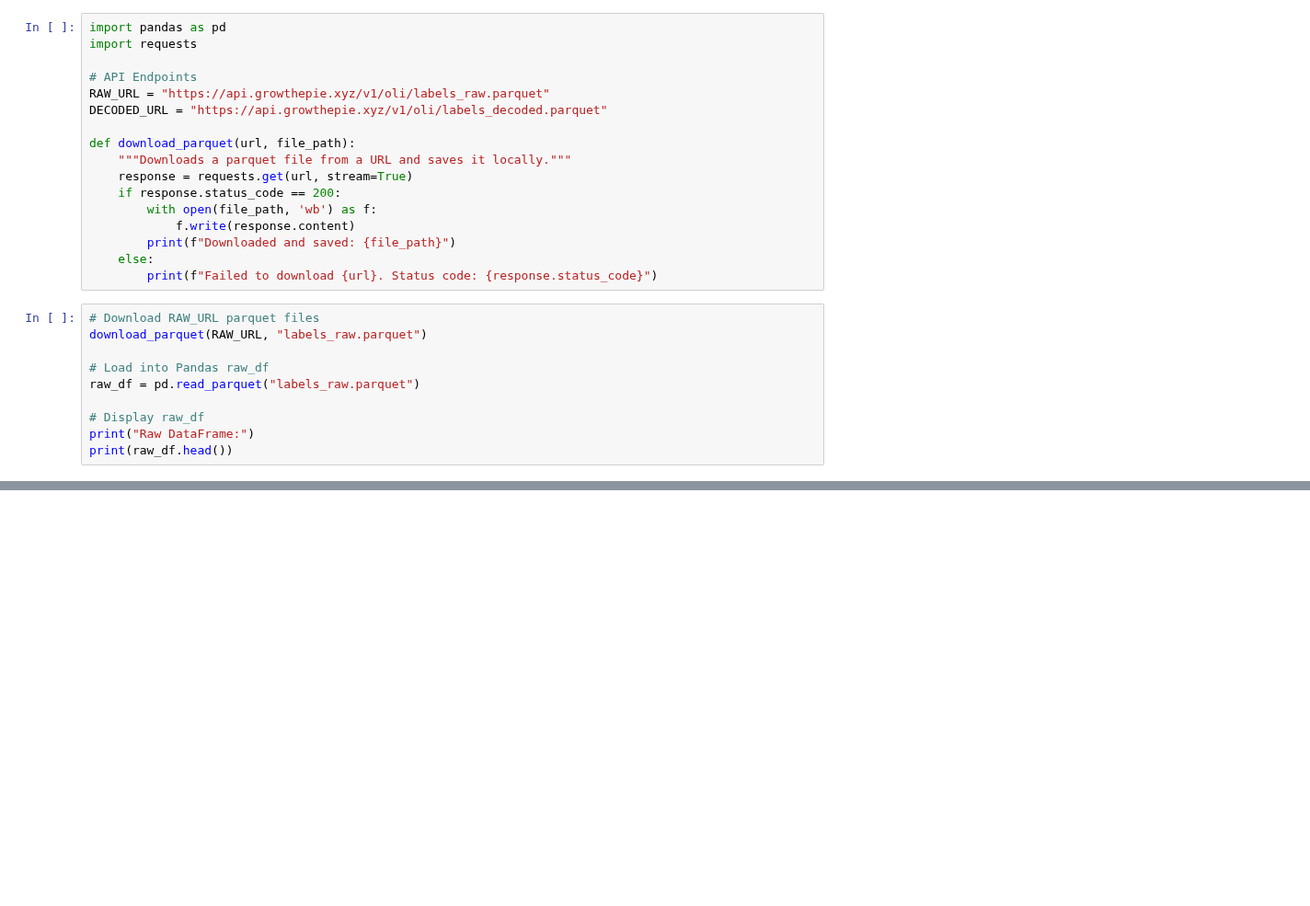
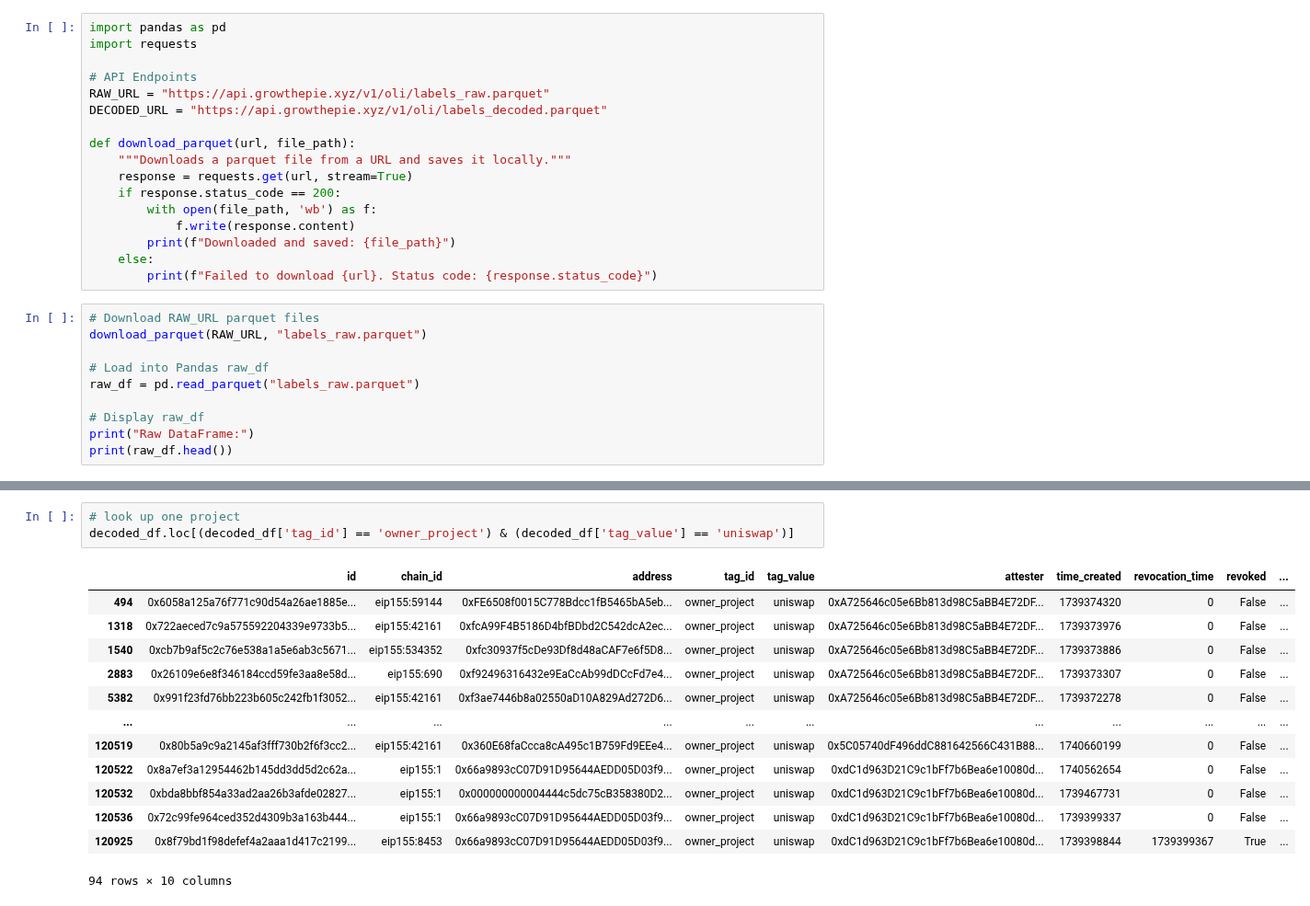
Before and after one commit to openlabelsinitiative/OLI, a Jupyter notebook: 2_label_pool/tooling_read/parquet/main.ipynb, the cells around one changed output, grey strips where cells are left out. Shown at 92% size. Drawn from its saved outputs; the diff is of its cells as text; blank space fills up the shorter version.

```diff
--- a/2_label_pool/tooling_read/parquet/main.ipynb
+++ b/2_label_pool/tooling_read/parquet/main.ipynb
@@ -39,0 +81,17 @@ print(decoded_df.head())
+# %%
+# look up one project
+decoded_df.loc[(decoded_df['tag_id'] == 'owner_project') & (decoded_df['tag_value'] == 'uniswap')]
+# %% [output]
+|  | id | chain_id | address | tag_id | tag_value | attester | time_created | revocation_time | revoked | ... |
+| 494 | 0x6058a125a76f771c90d54a26ae1885e... | eip155:59144 | 0xFE6508f0015C778Bdcc1fB5465bA5eb... | owner_project | uniswap | 0xA725646c05e6Bb813d98C5aBB4E72DF... | 1739374320 | 0 | False | ... |
+| 1318 | 0x722aeced7c9a575592204339e9733b5... | eip155:42161 | 0xfcA99F4B5186D4bfBDbd2C542dcA2ec... | owner_project | uniswap | 0xA725646c05e6Bb813d98C5aBB4E72DF... | 1739373976 | 0 | False | ... |
+| 1540 | 0xcb7b9af5c2c76e538a1a5e6ab3c5671... | eip155:534352 | 0xfc30937f5cDe93Df8d48aCAF7e6f5D8... | owner_project | uniswap | 0xA725646c05e6Bb813d98C5aBB4E72DF... | 1739373886 | 0 | False | ... |
+| 2883 | 0x26109e6e8f346184ccd59fe3aa8e58d... | eip155:690 | 0xf92496316432e9EaCcAb99dDCcFd7e4... | owner_project | uniswap | 0xA725646c05e6Bb813d98C5aBB4E72DF... | 1739373307 | 0 | False | ... |
+| 5382 | 0x991f23fd76bb223b605c242fb1f3052... | eip155:42161 | 0xf3ae7446b8a02550aD10A829Ad272D6... | owner_project | uniswap | 0xA725646c05e6Bb813d98C5aBB4E72DF... | 1739372278 | 0 | False | ... |
+| ... | ... | ... | ... | ... | ... | ... | ... | ... | ... | ... |
+| 120519 | 0x80b5a9c9a2145af3fff730b2f6f3cc2... | eip155:42161 | 0x360E68faCcca8cA495c1B759Fd9EEe4... | owner_project | uniswap | 0x5C05740dF496ddC881642566C431B88... | 1740660199 | 0 | False | ... |
+| 120522 | 0x8a7ef3a12954462b145dd3dd5d2c62a... | eip155:1 | 0x66a9893cC07D91D95644AEDD05D03f9... | owner_project | uniswap | 0xdC1d963D21C9c1bFf7b6Bea6e10080d... | 1740562654 | 0 | False | ... |
+| 120532 | 0xbda8bbf854a33ad2aa26b3afde02827... | eip155:1 | 0x000000000004444c5dc75cB358380D2... | owner_project | uniswap | 0xdC1d963D21C9c1bFf7b6Bea6e10080d... | 1739467731 | 0 | False | ... |
+| 120536 | 0x72c99fe964ced352d4309b3a163b444... | eip155:1 | 0x66a9893cC07D91D95644AEDD05D03f9... | owner_project | uniswap | 0xdC1d963D21C9c1bFf7b6Bea6e10080d... | 1739399337 | 0 | False | ... |
+| 120925 | 0x8f79bd1f98defef4a2aaa1d417c2199... | eip155:8453 | 0x66a9893cC07D91D95644AEDD05D03f9... | owner_project | uniswap | 0xdC1d963D21C9c1bFf7b6Bea6e10080d... | 1739398844 | 1739399367 | True | ... |
+94 rows × 10 columns
```
Also changed, not shown: parts of 4 cells of this notebook, 1 other file.
